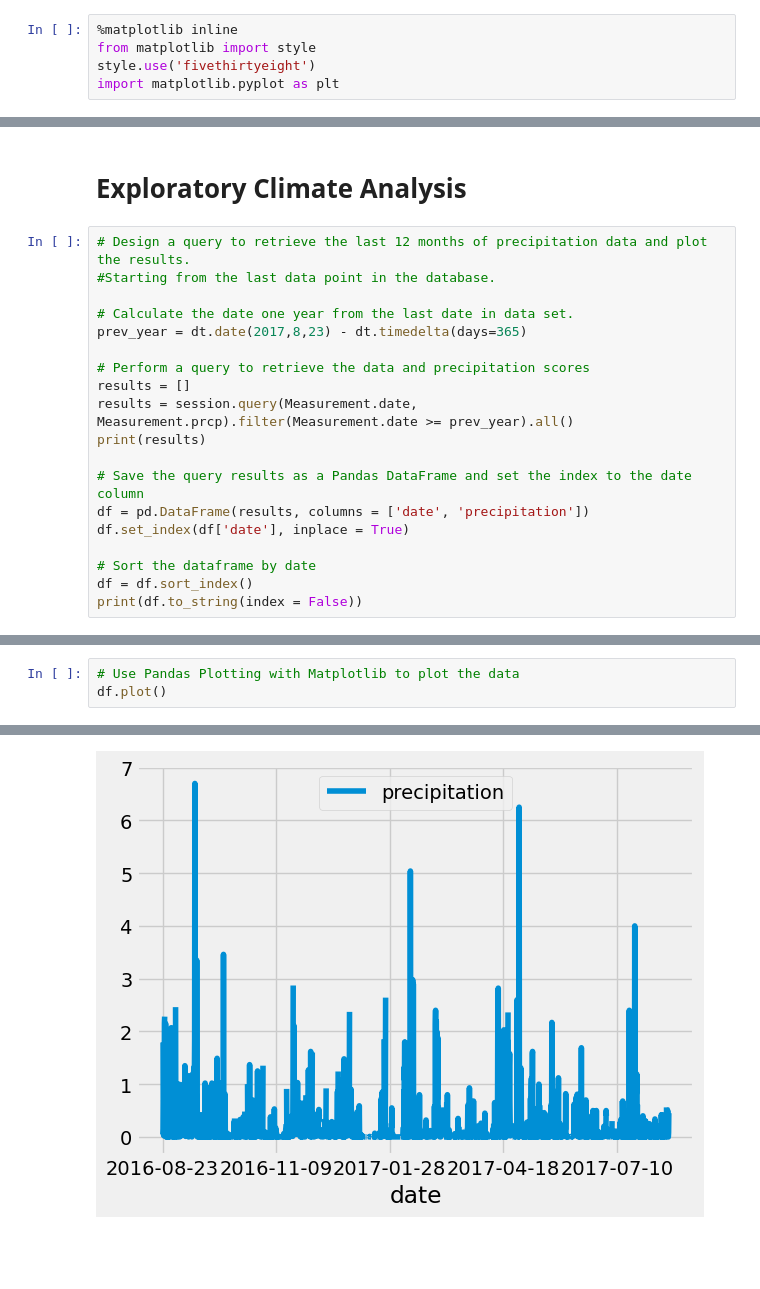
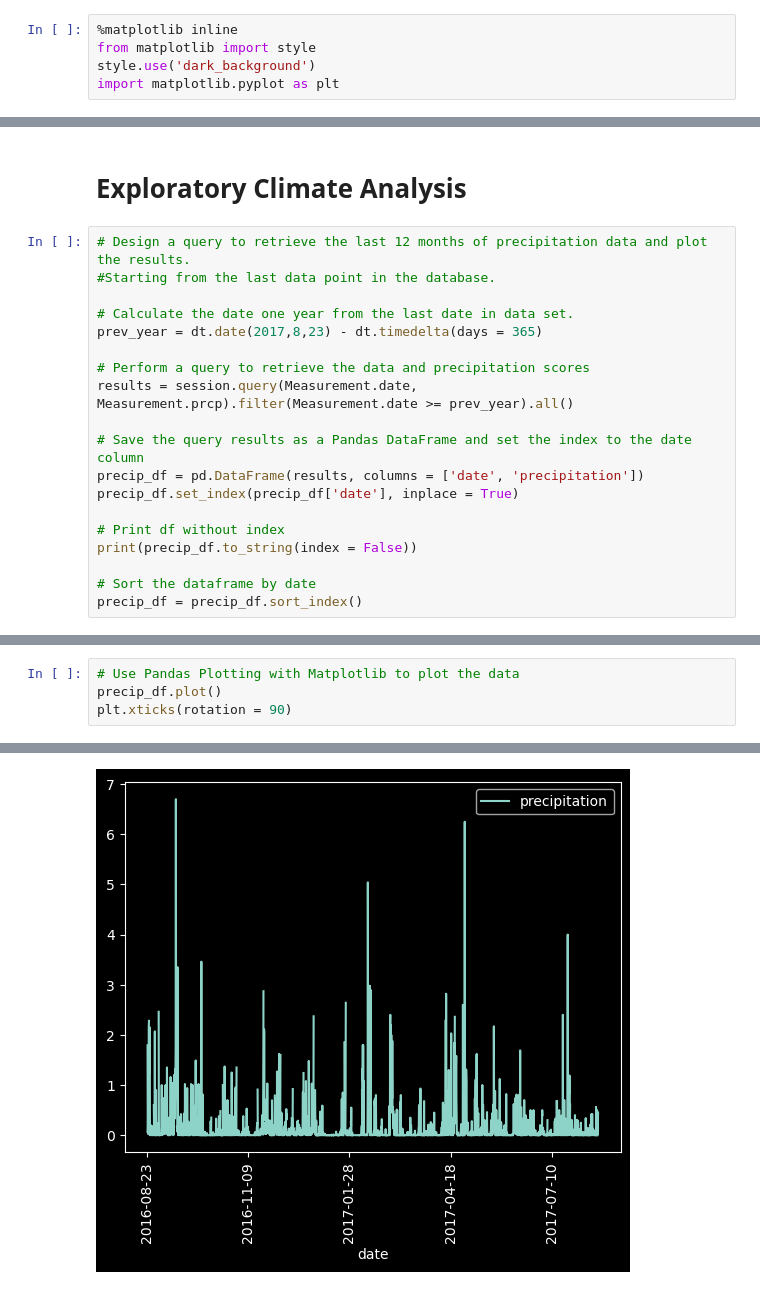
Before and after one commit to tashg23/surfs_up, a Jupyter notebook: climate_analysis.ipynb, the cells around one changed output, grey strips where cells are left out. Drawn from its saved outputs; the diff is of its cells as text; blank space fills up the shorter version.

```diff
--- a/climate_analysis.ipynb
+++ b/climate_analysis.ipynb
@@ -1,7 +1,7 @@
 # %%
 %matplotlib inline
 from matplotlib import style
-style.use('fivethirtyeight')
+style.use('dark_background')
 import matplotlib.pyplot as plt
 # %%
 import numpy as np
@@ -42,18 +58,18 @@ session = Session(engine)
 #Starting from the last data point in the database.
 
 # Calculate the date one year from the last date in data set.
-prev_year = dt.date(2017,8,23) - dt.timedelta(days=365)
+prev_year = dt.date(2017,8,23) - dt.timedelta(days = 365)
 
 # Perform a query to retrieve the data and precipitation scores
-results = []
 results = session.query(Measurement.date, Measurement.prcp).filter(Measurement.date >= prev_year).all()
-print(results)
 
 # Save the query results as a Pandas DataFrame and set the index to the date column
-df = pd.DataFrame(results, columns = ['date', 'precipitation'])
-df.set_index(df['date'], inplace = True)
+precip_df = pd.DataFrame(results, columns = ['date', 'precipitation'])
+precip_df.set_index(precip_df['date'], inplace = True)
+
+# Print df without index
+print(precip_df.to_string(index = False))
 
 # Sort the dataframe by date
-df = df.sort_index()
-print(df.to_string(index = False))
+precip_df = precip_df.sort_index()
 # %% [output]
@@ -76,5 +92,6 @@ print(df.to_string(index = False))
 2017-08-23           0.45
 # %%
 # Use Pandas Plotting with Matplotlib to plot the data
-df.plot()
+precip_df.plot()
+plt.xticks(rotation = 90)
 # %% [output]
@@ -82,3 +106,3 @@ df.plot()
-[figure, old version]
+[figure, new version]
 # %%
 # Use Pandas to calcualte the summary statistics for the precipitation data
```
Also changed, not shown: parts of 18 cells of this notebook.
